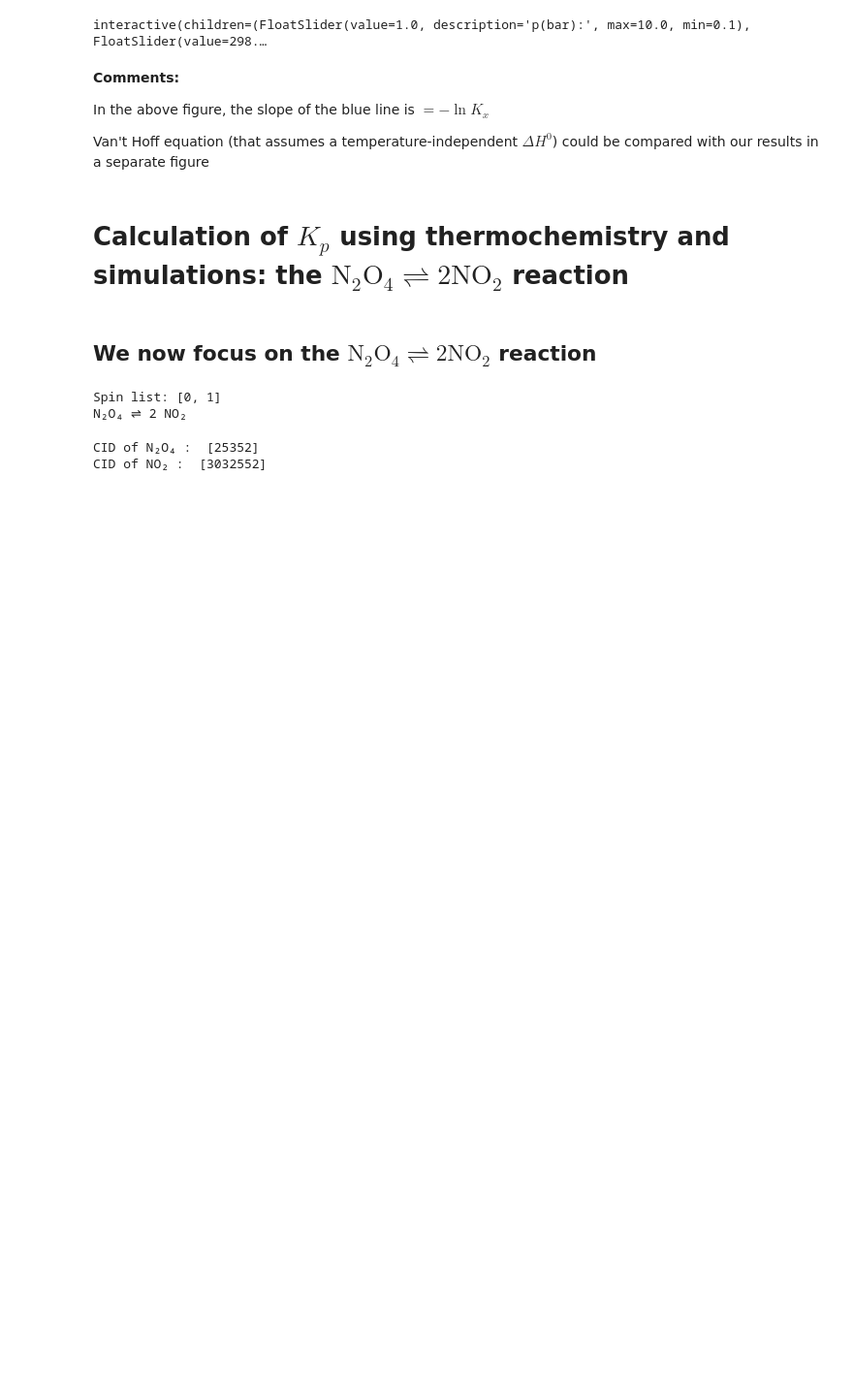
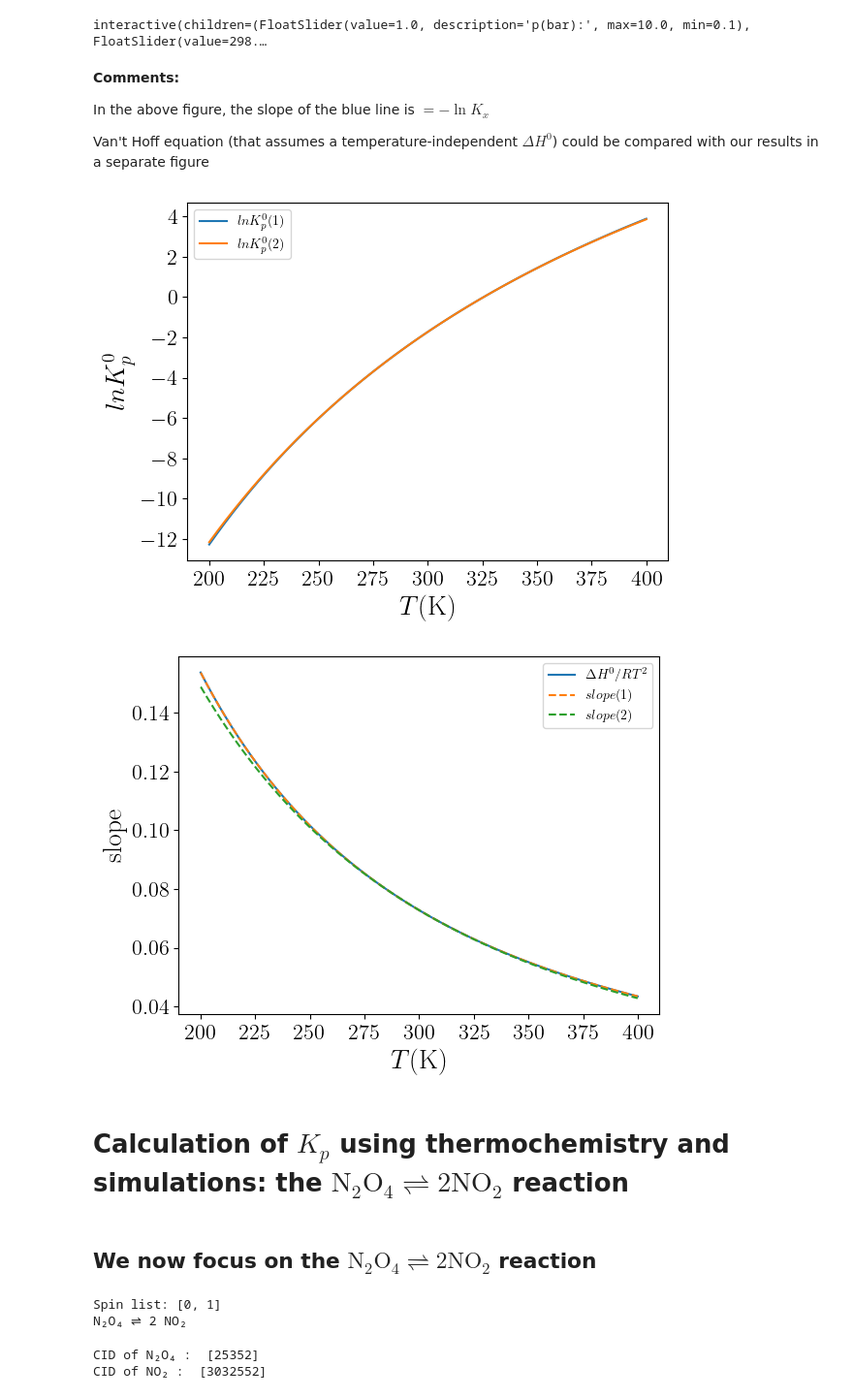
Before and after one commit to emartineznunez/Kp, a Jupyter notebook: kp.ipynb, the cells around one changed output. Shown at 97% size. Cells and saved outputs as stored; diff of their text form; code cells hidden in the pictures; blank space fills up the shorter version.

```diff
--- a/kp.ipynb
+++ b/kp.ipynb
@@ -350,6 +353,46 @@ interactive(children=(FloatSlider(value=1.0, description='p(bar):', max=10.0, mi
 In the above figure, the slope of the blue line is $=-\ln K_x$
 
 Van't Hoff equation (that assumes a temperature-independent $\Delta H^0$) could be compared with our results in a separate figure
+# %%
+#@title Test of van't Hoff equation using both approximation to $\Delta G^0(T)$ (eqs 28 and 29)
+
+T = np.linspace(200,400,1000)
+
+#d1dt = np.gradient(deltaG1_T(DH0,DS0,sum(nui),T)/T)
+#d2dt = np.gradient(deltaG2_T(DH0,DS0,sum(nui),T)/T)
+
+lnkp1 = - deltaG1_T(DH0,DS0,sum(nui),T) / R / T
+lnkp2 = - deltaG2_T(DH0,DS0,sum(nui),T) / R / T
+
+slope1 = np.gradient(lnkp1,T)
+slope2 = np.gradient(lnkp2,T)
+
+
+plt.plot(T,lnkp1,label='$ln K_p^0 (1)$')
+plt.plot(T,lnkp2,label='$ln K_p^0 (2)$')
+plt.xticks(fontsize=16)
+plt.yticks(fontsize=16)
+plt.ylabel('$ln K_p^0$',fontsize=20)
+plt.xlabel('$T (\mathrm{K})$',fontsize=20)
+plt.legend()
+plt.show()
+
+deltaHoverRT2 = DH0 / (R * T ** 2) + 4 * sum(nui) * (T - 298.15) / T ** 2
+
+
+
+plt.plot(T,deltaHoverRT2,'-',label='$\Delta H^0/RT^2$')
+plt.plot(T,slope1,'--',label='$slope (1)$')
+plt.plot(T,slope2,'--',label='$slope (2)$')
+plt.xticks(fontsize=16)
+plt.yticks(fontsize=16)
+plt.ylabel('$\mathrm{slope}$',fontsize=20)
+plt.xlabel('$T (\mathrm{K})$',fontsize=20)
+plt.legend()
+plt.show()
+# %% [output]
+[figure, added]
+[figure, added]
 # %% [markdown]
 # **Calculation of $K_p$ using thermochemistry and simulations: the $\mathrm{N}_{2}\mathrm{O}_{4} \rightleftharpoons 2 \mathrm{NO}_{2}$ reaction**
 # %%
```
Also changed, not shown: parts of 2 cells of this notebook.
